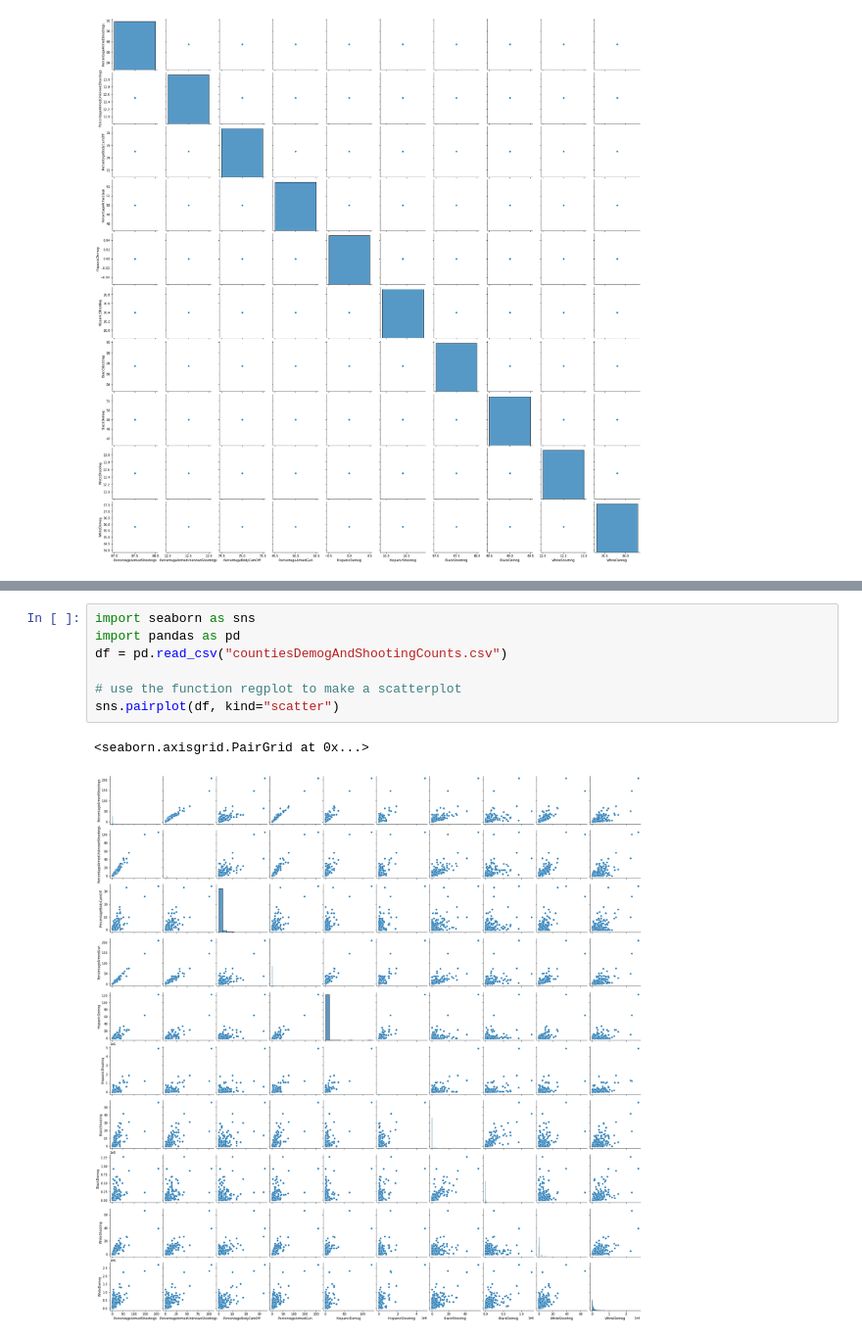
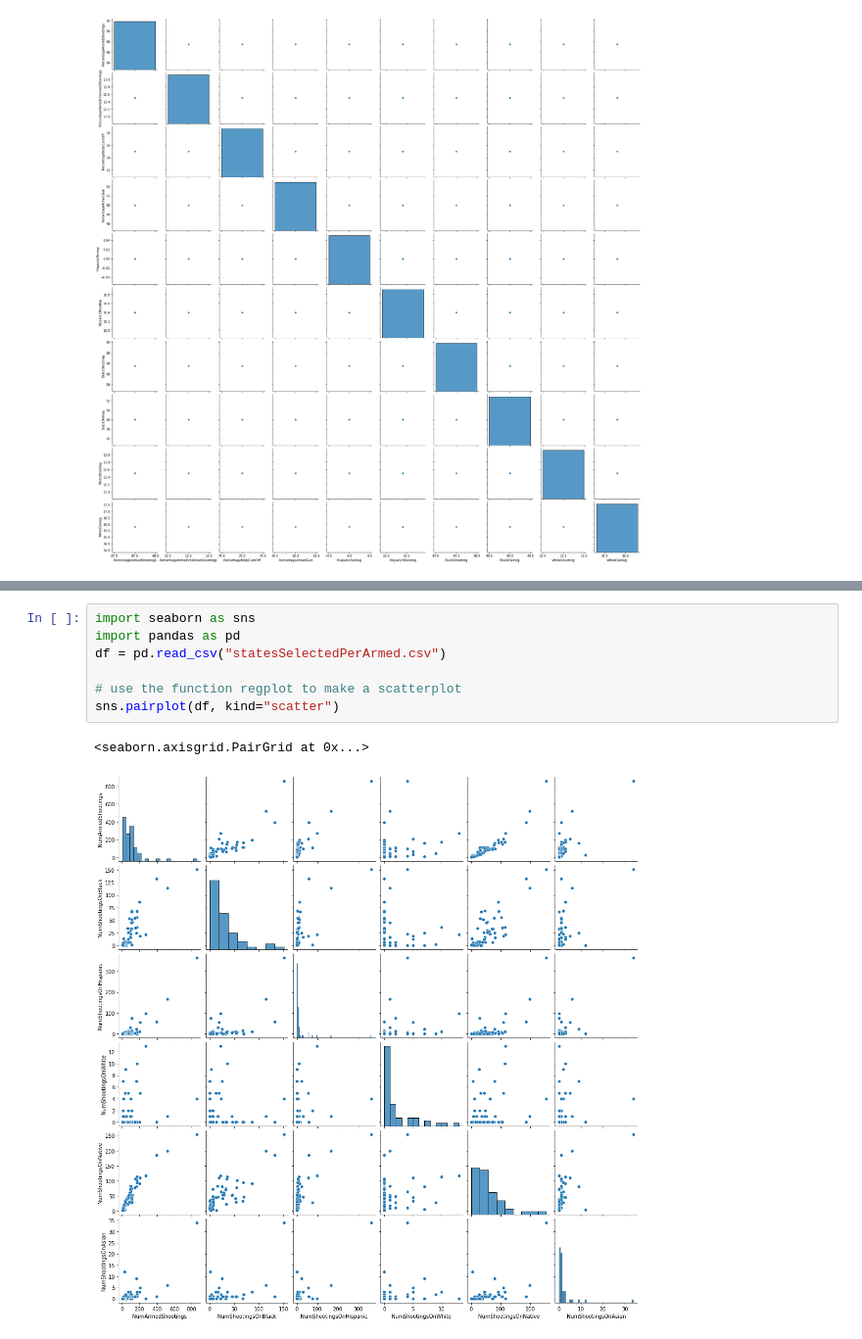
Before and after one commit to bzamora020/data-exploration-research, a Jupyter notebook: python-processing/visualization.ipynb, the cells around one changed output, grey strips where cells are left out. Shown at 98% size. Saved outputs shown, nothing was run; the diff lists cells and outputs as text.

```diff
--- a/python-processing/visualization.ipynb
+++ b/python-processing/visualization.ipynb
@@ -390,10 +542,10 @@ plt.show()
 # %%
 import seaborn as sns
 import pandas as pd
-df = pd.read_csv("countiesDemogAndShootingCounts.csv")
+df = pd.read_csv("statesSelectedPerArmed.csv")
 
 # use the function regplot to make a scatterplot
 sns.pairplot(df, kind="scatter")
 # %% [output]
 <seaborn.axisgrid.PairGrid at 0x...>
-[figure, old version]
+[figure, new version]
```
Also changed, not shown: parts of 28 cells of this notebook, 34 other files.
